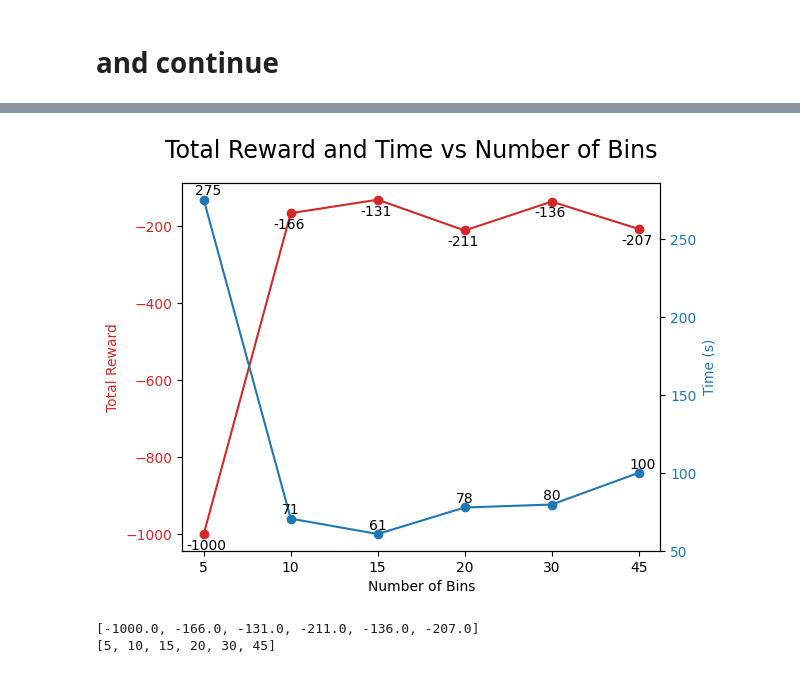
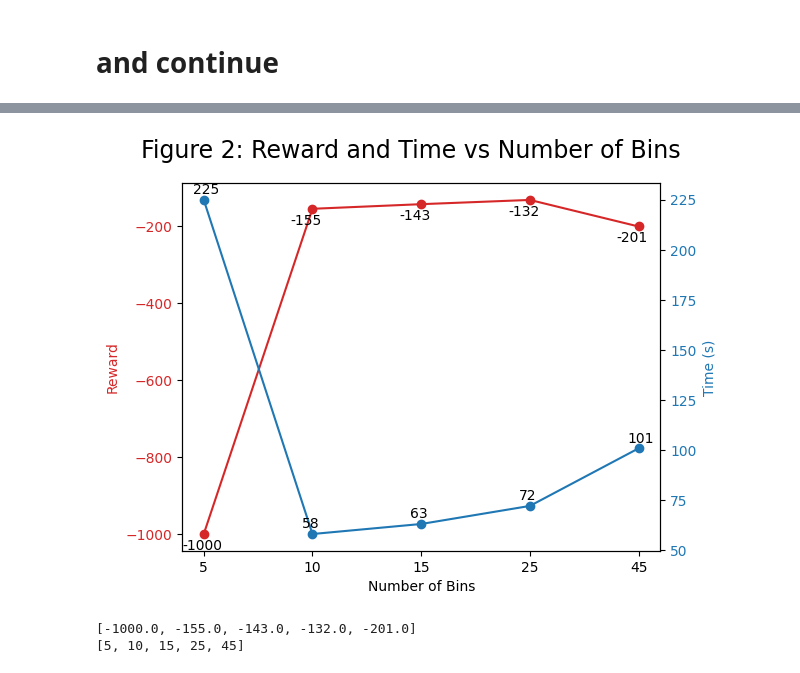
Before and after one commit to saraahmadi3/inf368, a Jupyter notebook: p4/p2ex4/ex4.ipynb, the cells around one changed output, grey strips where cells are left out. Saved outputs shown, nothing was run; the diff lists cells and outputs as text; code cells hidden in the pictures.

```diff
--- a/p4/p2ex4/ex4.ipynb
+++ b/p4/p2ex4/ex4.ipynb
@@ -121,8 +122,8 @@ discretize_state(state, num_bins)
 ALPHA = 0.1  # Learning rate
 GAMMA = 0.95  # Discount factor
 EPSILON = 0.5  # Epsilon-greedy exploration
-EPSILON_DECAY = 0.995  # Epsilon decay
 NUM_EPSISODES = 5000 # Number of episodes
+EPSILON_DECAY = 0.997 # Epsilon decay
 
 def train_agent_q_learning(env,num_bins,rolling_window=100,NUM_EPSISODES=NUM_EPSISODES,ALPHA=ALPHA,GAMMA=GAMMA,EPSILON=EPSILON,EPSILON_DECAY=EPSILON_DECAY):
     # Initialize the Q-table
@@ -148,7 +149,7 @@ def train_agent_q_learning(env,num_bins,rolling_window=100,NUM_EPSISODES=NUM_EPS
         total_reward = 0
 
         # Initialize the state
-        state,_=env.reset(seed=SEED)
+        state,_=env.reset()
         done = False
 
         # Train the agent
@@ -281,12 +357,13 @@ eeeeehhhh.... so ser ikke ut som den lærer å komme seg ut hver ang. og ser hel
 # %% [markdown]
 # and continue
 # %%
-bin_vals=[5,10,15,20,30,45]
+bin_vals=[5,10,15,25,45]
 bin_opts=[[b,b] for b in bin_vals]
 
 bin_info={b:{} for b in bin_vals}
 
 for num_bin in bin_opts:
+    env.reset(seed=SEED)
     tic = time()
     Q,rewards,smooth_rewards=train_agent_q_learning(env,num_bin,rolling_window=100)
     toc = time()
@@ -354,36 +430,36 @@ plt.show()
 # %%
 rewards=[bin_info[b]['rewards'][-1] for b in bin_vals]
 times=[bin_info[b]['time'] for b in bin_vals]
 
 fig, ax1 = plt.subplots()
 
 color = 'tab:red'
 ax1.set_xlabel('Number of Bins')
-ax1.set_ylabel('Total Reward', color=color)
+ax1.set_ylabel('Reward', color=color)
 plt.plot(rewards,label=str(b),color=color,marker='o')
 ax1.tick_params(axis='y', labelcolor=color)
 ax1.set_xticks([i for i in range(len(bin_vals))],bin_vals)
 for i, txt in enumerate(rewards):
     ax1.annotate(round(txt),(i-0.2,rewards[i]-40))
 
 ax2 = ax1.twinx()  # instantiate a second axes that shares the same x-axis
 color = 'tab:blue'
 ax2.set_ylabel('Time (s)', color=color)  # we already handled the x-label with ax1
 plt.plot(times,label=str(b),color=color,marker='o')
 ax2.tick_params(axis='y', labelcolor=color)
 for i, txt in enumerate(times):
     ax2.annotate(round(txt),(i-0.1,times[i]+3))
 
 # fig.tight_layout()  # otherwise the right y-label is slightly clipped
-fig.suptitle('Total Reward and Time vs Number of Bins',size=17)
+fig.suptitle('Figure 2: Reward and Time vs Number of Bins',size=17)
 fig.tight_layout()
 plt.show()
 # %% [output]
-[figure, old version]
+[figure, new version]
 # %%
 print(rewards)
 print(bin_vals)
 # %% [output]
-[-1000.0, -166.0, -131.0, -211.0, -136.0, -207.0]
-[5, 10, 15, 20, 30, 45]
+[-1000.0, -155.0, -143.0, -132.0, -201.0]
+[5, 10, 15, 25, 45]
 # %%
```
Also changed, not shown: parts of 9 cells of this notebook.
